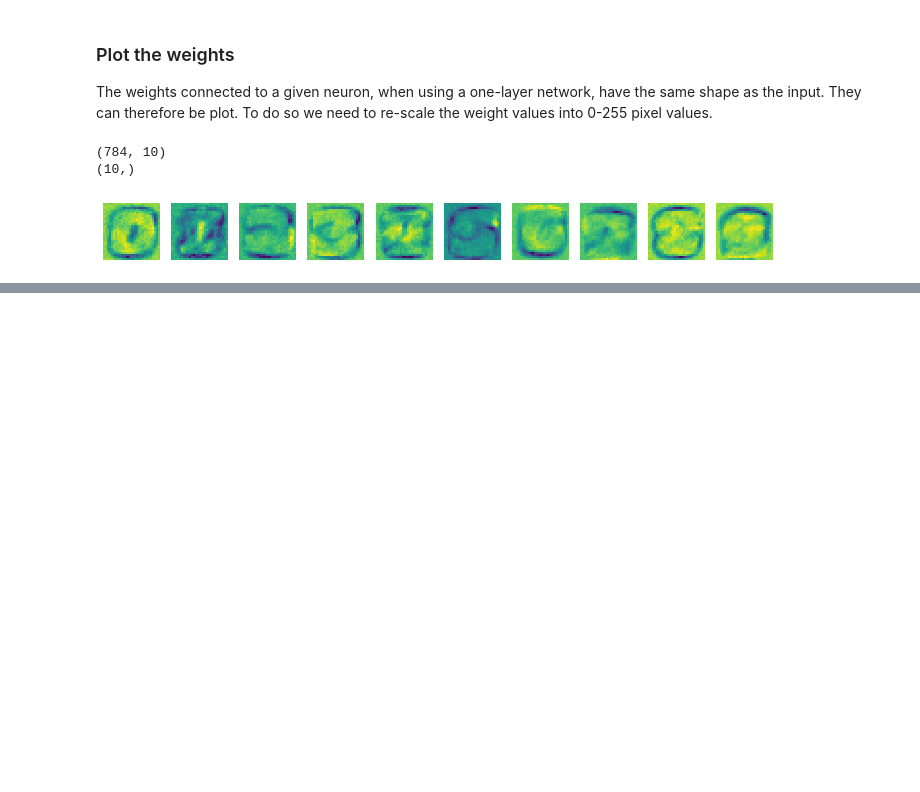
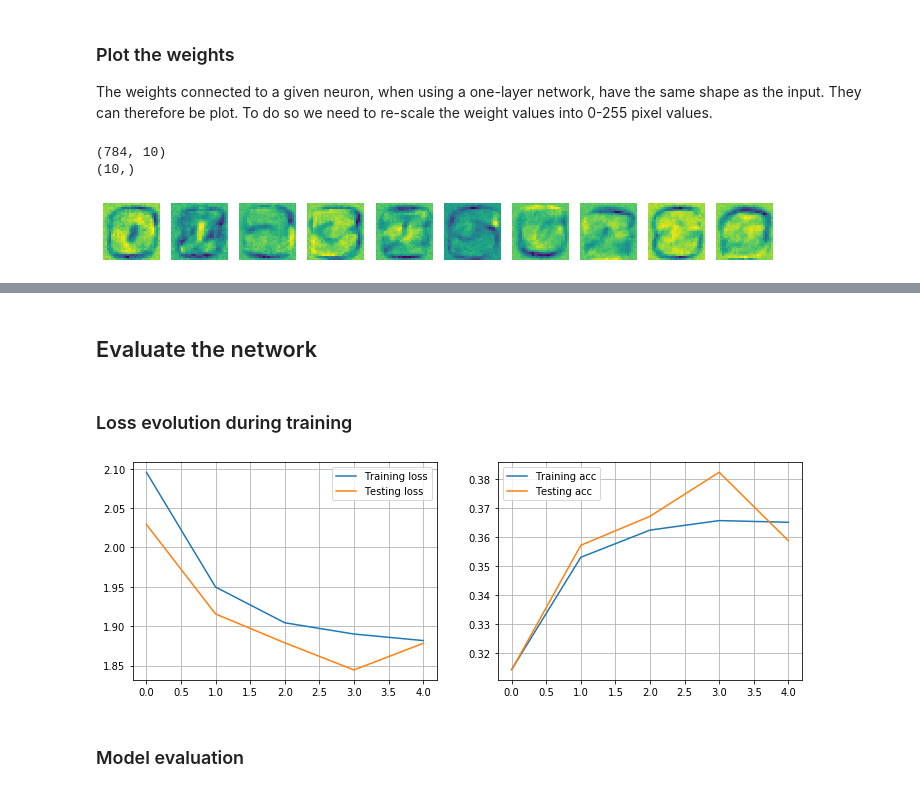
Before and after one commit to codax0r/mse-delearn, a Jupyter notebook: cre/w8-MNIST-MLP_from_raw_data.ipynb, the cells around one changed output, grey strips where cells are left out. Cells and saved outputs as stored; diff of their text form; code cells hidden in the pictures; blank space fills up the shorter version.

```diff
--- a/cre/w8-MNIST-MLP_from_raw_data.ipynb
+++ b/cre/w8-MNIST-MLP_from_raw_data.ipynb
@@ -234,0 +274,6 @@ for i in range(10):
+# %%
+# one-hot encoding of target y_train
+n_classes = 10
+Y_train = utils.to_categorical(y_train, n_classes) # ...                  modify targets to 1-hot using utils.to_categorical()
+Y_test = utils.to_categorical(y_test, n_classes)   # ...                   idem
+print(Y_train[:10])
@@ -234,0 +305,10 @@ for i in range(10):
+# %%
+from tensorflow.keras import regularizers
+
+E = 5                 # number of epochs
+B = 128               # batch size
+D = X_train.shape[1]  # dimension of input sample - 3072 for CIFAR10
+
+model = Sequential()
+model.add(Dense(n_classes, input_shape=(D,), activation='softmax', kernel_regularizer=regularizers.l2(0.05)))
+model.summary()
@@ -234,0 +332,3 @@ for i in range(10):
+# %%
+model.compile(loss='categorical_crossentropy', optimizer='adam', metrics=['accuracy'])
+log = model.fit(X_train, Y_train, batch_size=B, epochs=E, verbose=1, validation_data=(X_test, Y_test))
@@ -234,0 +347,10 @@ for i in range(10):
+# %% [markdown]
+## Evaluate the network
+# %% [markdown]
+### Loss evolution during training
+# %%
+plot_loss_evolution(log)
+# %% [output]
+[figure, added]
+# %% [markdown]
+### Model evaluation
```
Also changed, not shown: parts of 49 cells of this notebook, 2 other files.
